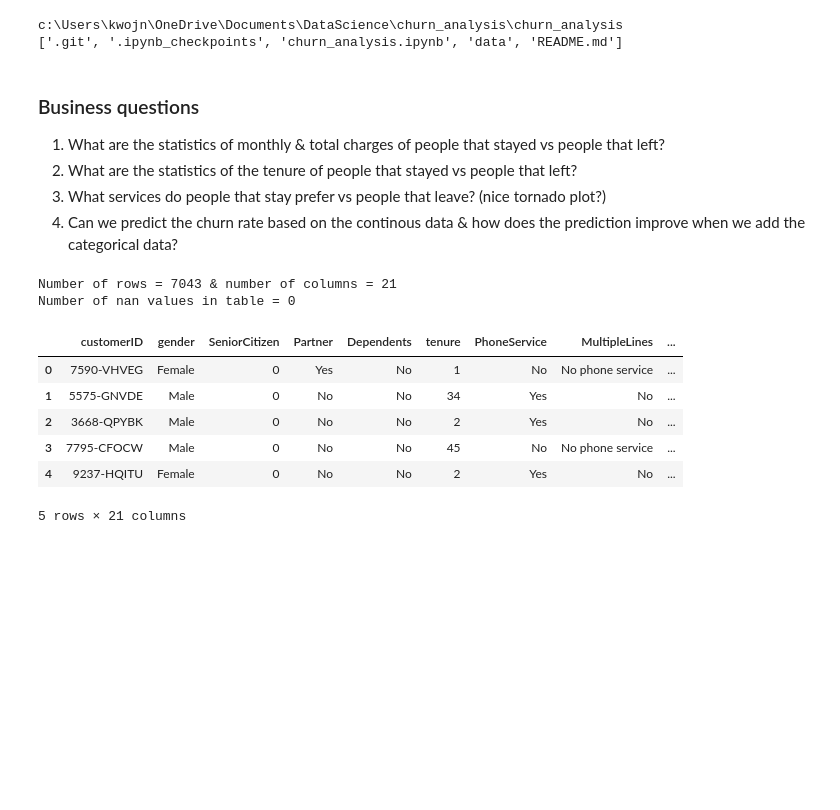
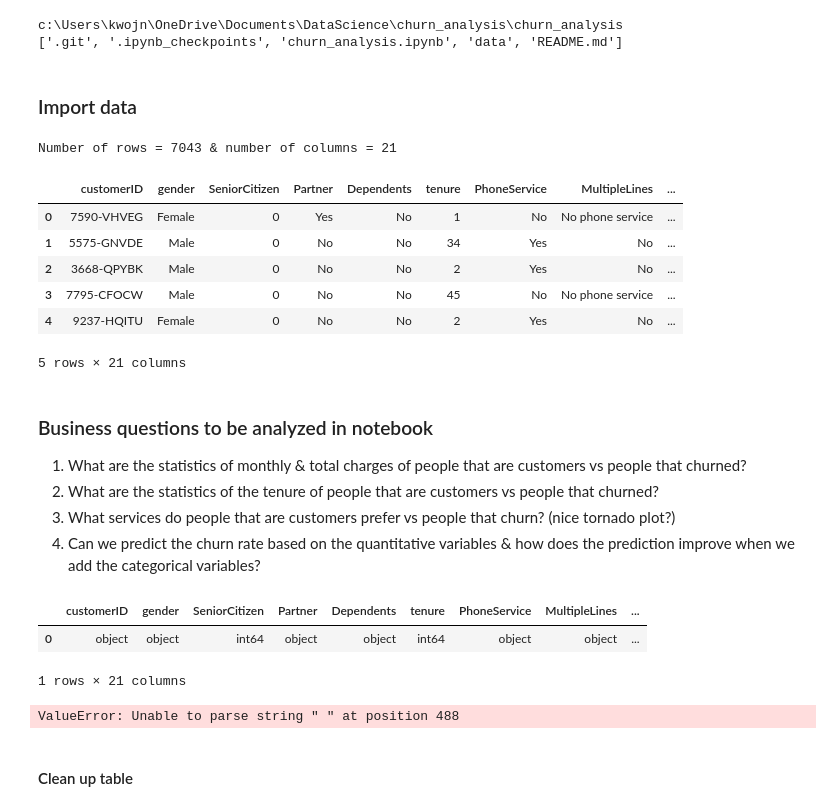
Before and after one commit to kwovadis/churn_analysis, a Jupyter notebook: churn_analysis.ipynb, the cells around one changed output. Cells and saved outputs as stored; diff of their text form; code cells hidden in the pictures; blank space fills up the shorter version.

```diff
--- a/churn_analysis.ipynb
+++ b/churn_analysis.ipynb
@@ -13,35 +30,47 @@ print(ls)
 # %% [output]
 c:\Users\kwojn\OneDrive\Documents\DataScience\churn_analysis\churn_analysis
 ['.git', '.ipynb_checkpoints', 'churn_analysis.ipynb', 'data', 'README.md']
+# %% [markdown]
+### Import data
+# %%
+# dataset
+# Import
+df = pd.read_csv('.\data\WA_Fn-UseC_-Telco-Customer-Churn.csv')
+
+# Rows & columns
+rows = df.shape[0]
+cols = df_clean.shape[1]
+print(f'Number of rows = {rows} & number of columns = {cols}')
+
+# Dataset overview
+df.head()
+# %% [output]
+Number of rows = 7043 & number of columns = 21
+|  | customerID | gender | SeniorCitizen | Partner | Dependents | tenure | PhoneService | MultipleLines | ... |
+| 0 | 7590-VHVEG | Female | 0 | Yes | No | 1 | No | No phone service | ... |
+| 1 | 5575-GNVDE | Male | 0 | No | No | 34 | Yes | No | ... |
+| 2 | 3668-QPYBK | Male | 0 | No | No | 2 | Yes | No | ... |
+| 3 | 7795-CFOCW | Male | 0 | No | No | 45 | No | No phone service | ... |
+| 4 | 9237-HQITU | Female | 0 | No | No | 2 | Yes | No | ... |
+5 rows × 21 columns
 # %% [markdown]
-### Business questions
-1. What are the statistics of monthly & total charges of people that stayed vs people that left?
-2. What are the statistics of the tenure of people that stayed vs people that left?
-3. What services do people that stay prefer vs people that leave? (nice tornado plot?)
-4. Can we predict the churn rate based on the continous data & how does the prediction improve when we add the categorical data?
+### Business questions to be analyzed in notebook
+1. What are the statistics of monthly & total charges of people that are customers vs people that churned?
+2. What are the statistics of the tenure of people that are customers vs people that churned?
+3. What services do people that are customers prefer vs people that churn? (nice tornado plot?)
+4. Can we predict the churn rate based on the quantitative variables & how does the prediction improve when we add the categorical variables?
-# %%
-# dataset
-# Import
-df = pd.read_csv('.\data\WA_Fn-UseC_-Telco-Customer-Churn.csv')
-
-# Rows & columns
-rows = df.shape[0]
-cols = df.shape[1]
-print(f'Number of rows = {rows} & number of columns = {cols}')
-
-# Nans - do we need to clean up the dataset?
-total_nan_values = df.isna().sum().sum()
-print(f'Number of nan values in table = {total_nan_values}')
-
-# Dataset overview
-df.head()
-# %% [output]
-Number of rows = 7043 & number of columns = 21
-Number of nan values in table = 0
-|  | customerID | gender | SeniorCitizen | Partner | Dependents | tenure | PhoneService | MultipleLines | ... |
-| 0 | 7590-VHVEG | Female | 0 | Yes | No | 1 | No | No phone service | ... |
-| 1 | 5575-GNVDE | Male | 0 | No | No | 34 | Yes | No | ... |
-| 2 | 3668-QPYBK | Male | 0 | No | No | 2 | Yes | No | ... |
-| 3 | 7795-CFOCW | Male | 0 | No | No | 45 | No | No phone service | ... |
-| 4 | 9237-HQITU | Female | 0 | No | No | 2 | Yes | No | ... |
-5 rows × 21 columns
+# %%
+# Check dtypes of variables
+df.dtypes.to_frame().T
+# %% [output]
+|  | customerID | gender | SeniorCitizen | Partner | Dependents | tenure | PhoneService | MultipleLines | ... |
+| 0 | object | object | int64 | object | object | int64 | object | object | ... |
+1 rows × 21 columns
+# %%
+# --> Will give an ERROR!!!!
+# Convert TotalCharges column to numeric variable
+pd.to_numeric(df['TotalCharges'], errors = 'raise')
+# %% [output]
+ValueError: Unable to parse string " " at position 488
+# %% [markdown]
+#### Clean up table
```
Also changed, not shown: parts of 15 cells of this notebook.
